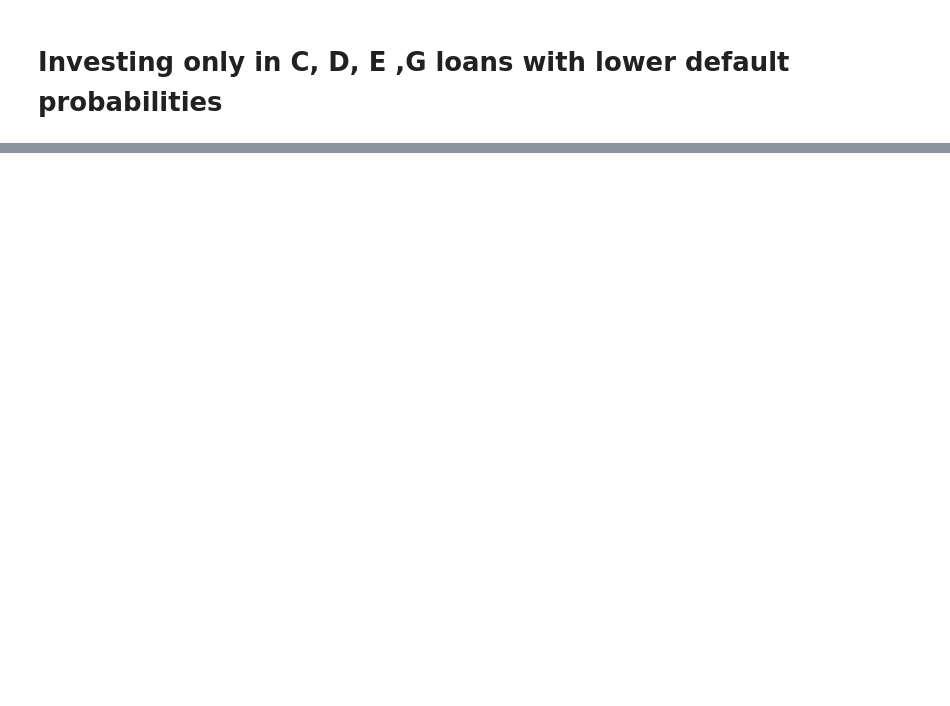
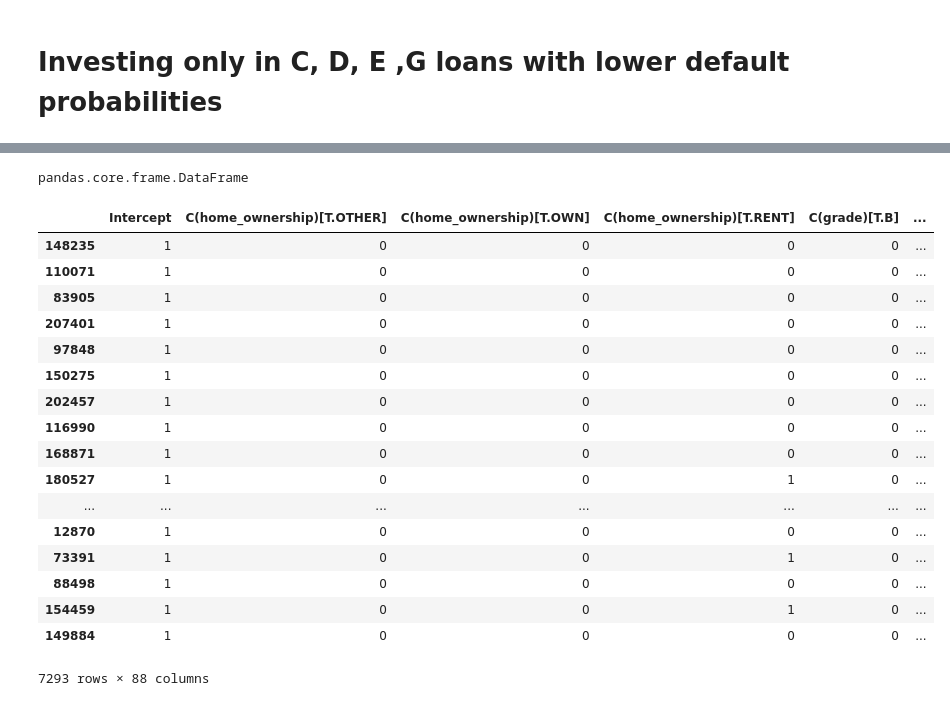
Before and after one commit to Will-So/Lending_Club, a Jupyter notebook: modeling.ipynb, the cells around one changed output, grey strips where cells are left out. Drawn from its saved outputs; the diff is of its cells as text; code cells hidden in the pictures; blank space fills up the shorter version.

```diff
--- a/modeling.ipynb
+++ b/modeling.ipynb
@@ -345,0 +409,2 @@ default_df.percentage_paid.mean()
+# %%
+X_test.default_chance = default_prob
@@ -345,0 +417,2 @@ default_df.percentage_paid.mean()
+# %%
+X_test.target = y_test
@@ -345,0 +425,2 @@ default_df.percentage_paid.mean()
+# %%
+sorted_X = X_test.sort_values('default_chance')
@@ -345,0 +433,2 @@ default_df.percentage_paid.mean()
+# %%
+top_20_percent = sorted_X[:len(sorted_X) // 5]
@@ -345,0 +469,25 @@ default_df.percentage_paid.mean()
+# %%
+type(top_20_percent)
+# %% [output]
+pandas.core.frame.DataFrame
+# %%
+top_20_percent
+# %% [output]
+|  | Intercept | C(home_ownership)[T.OTHER] | C(home_ownership)[T.OWN] | C(home_ownership)[T.RENT] | C(grade)[T.B] | ... |
+| 148235 | 1 | 0 | 0 | 0 | 0 | ... |
+| 110071 | 1 | 0 | 0 | 0 | 0 | ... |
+| 83905 | 1 | 0 | 0 | 0 | 0 | ... |
+| 207401 | 1 | 0 | 0 | 0 | 0 | ... |
+| 97848 | 1 | 0 | 0 | 0 | 0 | ... |
+| 150275 | 1 | 0 | 0 | 0 | 0 | ... |
+| 202457 | 1 | 0 | 0 | 0 | 0 | ... |
+| 116990 | 1 | 0 | 0 | 0 | 0 | ... |
+| 168871 | 1 | 0 | 0 | 0 | 0 | ... |
+| 180527 | 1 | 0 | 0 | 1 | 0 | ... |
+| ... | ... | ... | ... | ... | ... | ... |
+| 12870 | 1 | 0 | 0 | 0 | 0 | ... |
+| 73391 | 1 | 0 | 0 | 1 | 0 | ... |
+| 88498 | 1 | 0 | 0 | 0 | 0 | ... |
+| 154459 | 1 | 0 | 0 | 1 | 0 | ... |
+| 149884 | 1 | 0 | 0 | 0 | 0 | ... |
+7293 rows × 88 columns
```
Also changed, not shown: parts of 64 cells of this notebook, 6 other files.
